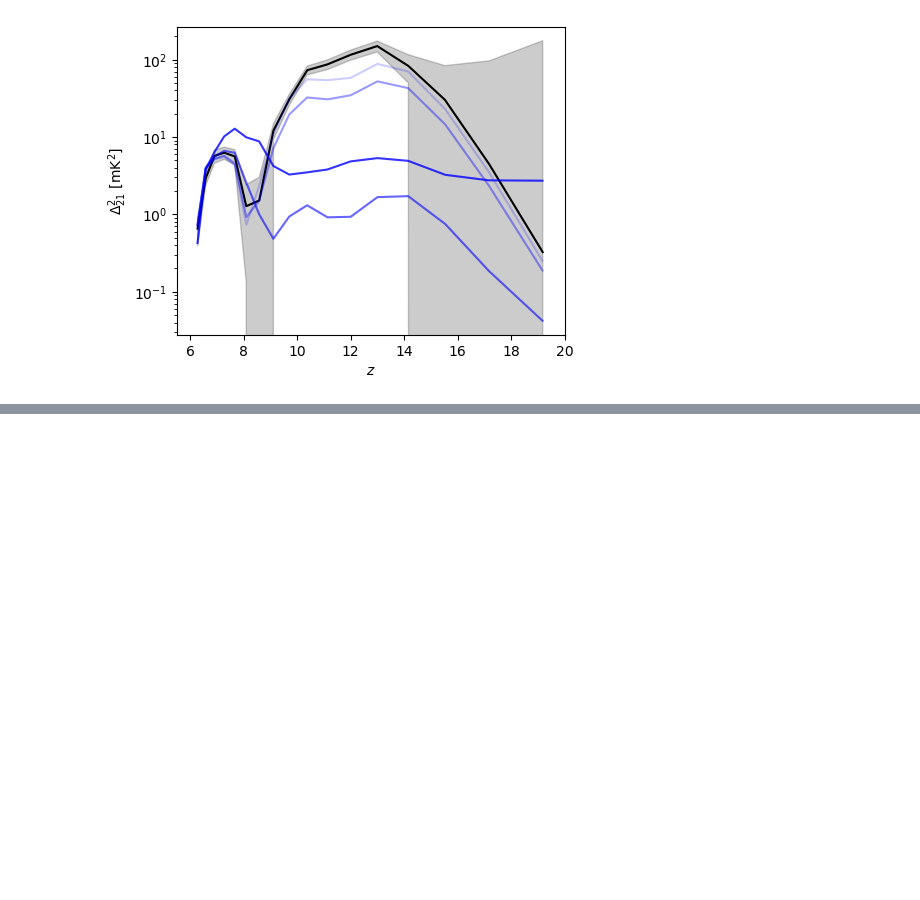
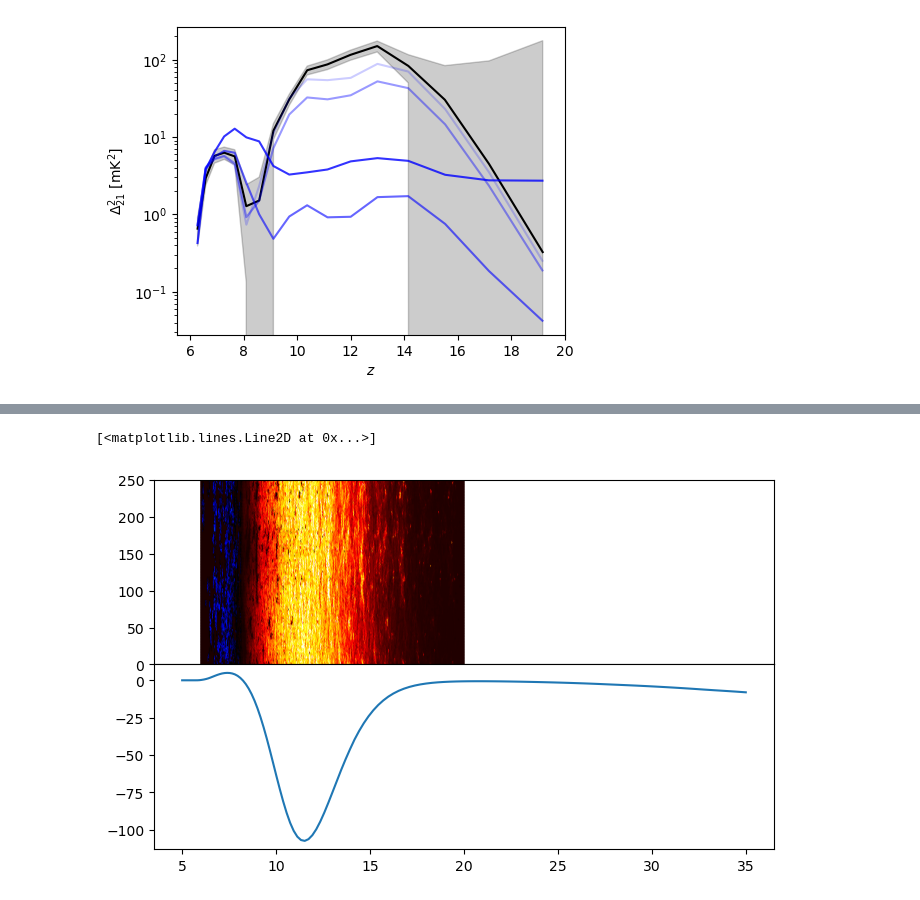
Before and after one commit to gaetanfacchinetti/21cmCAST, a Jupyter notebook: scripts/exec/illustration.ipynb, the cells around one changed output, grey strips where cells are left out. Drawn from its saved outputs; the diff is of its cells as text; code cells hidden in the pictures; blank space fills up the shorter version.

```diff
--- a/scripts/exec/illustration.ipynb
+++ b/scripts/exec/illustration.ipynb
@@ -235,0 +312,32 @@ Plot for k=0.1799413856461467 Mpc^{-1}
+# %%
+import py21cmfast as p21f
+import matplotlib.pyplot as plt
+import matplotlib.colors as col
+import scipy
+import numpy as np
+
+%matplotlib inline
+
+
+lightcone = p21f.LightCone.read("../runs/ILLUSTRATION/Lightcone_rs1993_FIDUCIAL.h5")
+
+
+fig = plt.figure(figsize=(8, 0.8*6))
+gs = fig.add_gridspec(2, hspace=0)
+axs = gs.subplots(sharex=True, sharey=False)
+
+slc_Tb = np.take(lightcone.brightness_temp, 0, axis=0)
+x_Tb = np.linspace(0, lightcone.cell_size * lightcone.shape[0], lightcone.shape[0])
+y_Tb = lightcone.lightcone_redshifts
+z_interp_Tb = np.linspace(6, 20, 400)
+slc_interp_Tb = []
+
+for slc_item in slc_Tb:
+   slc_interp_Tb.append(scipy.interpolate.interp1d(y_Tb, slc_item)(z_interp_Tb).tolist())
+
+c = axs[0].pcolormesh(z_interp_Tb, x_Tb, slc_interp_Tb, cmap="EoR", vmin = -150, vmax= 30, shading='gouraud')
+
+axs[1].plot(lightcone.node_redshifts, lightcone.global_quantities['brightness_temp'])
+# %% [output]
+[<matplotlib.lines.Line2D at 0x...>]
+[figure, added]
```
Also changed, not shown: parts of 7 cells of this notebook, 22 other files.
